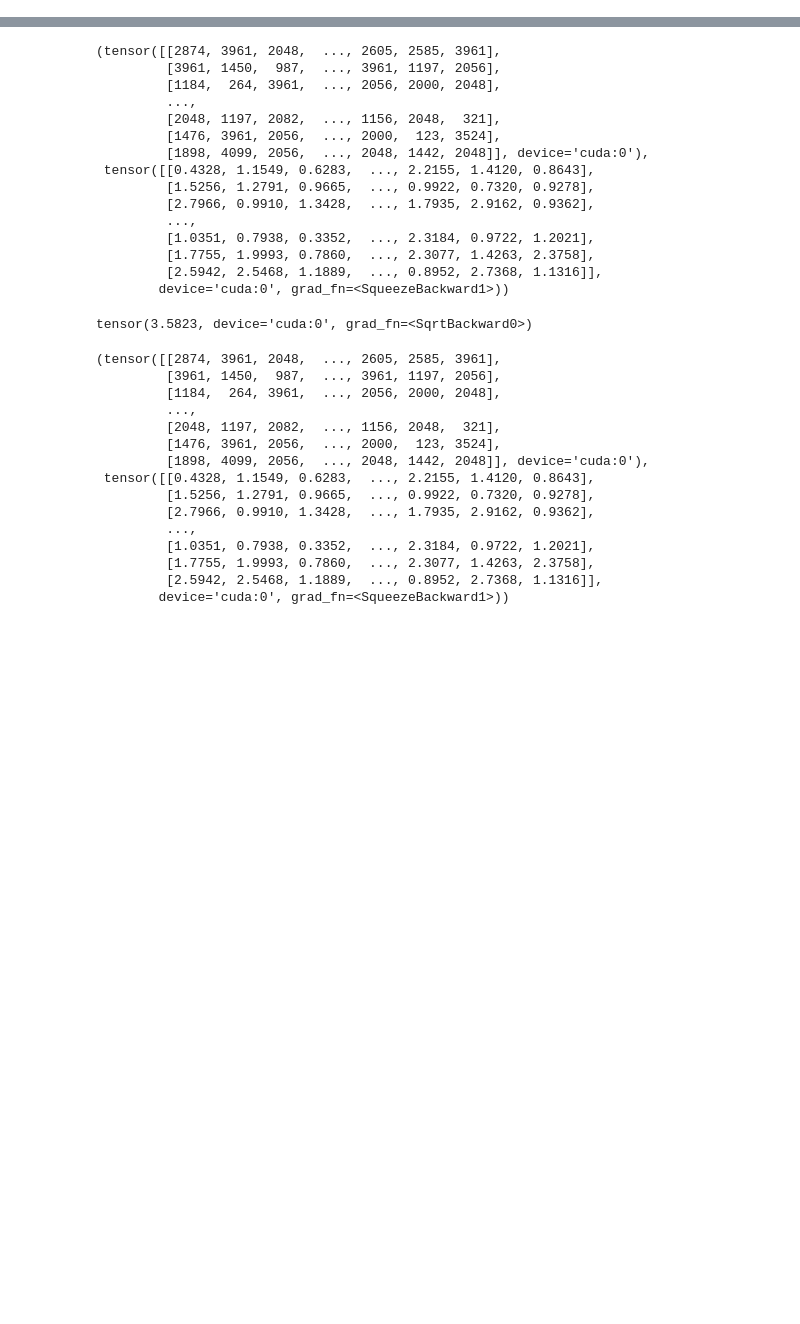
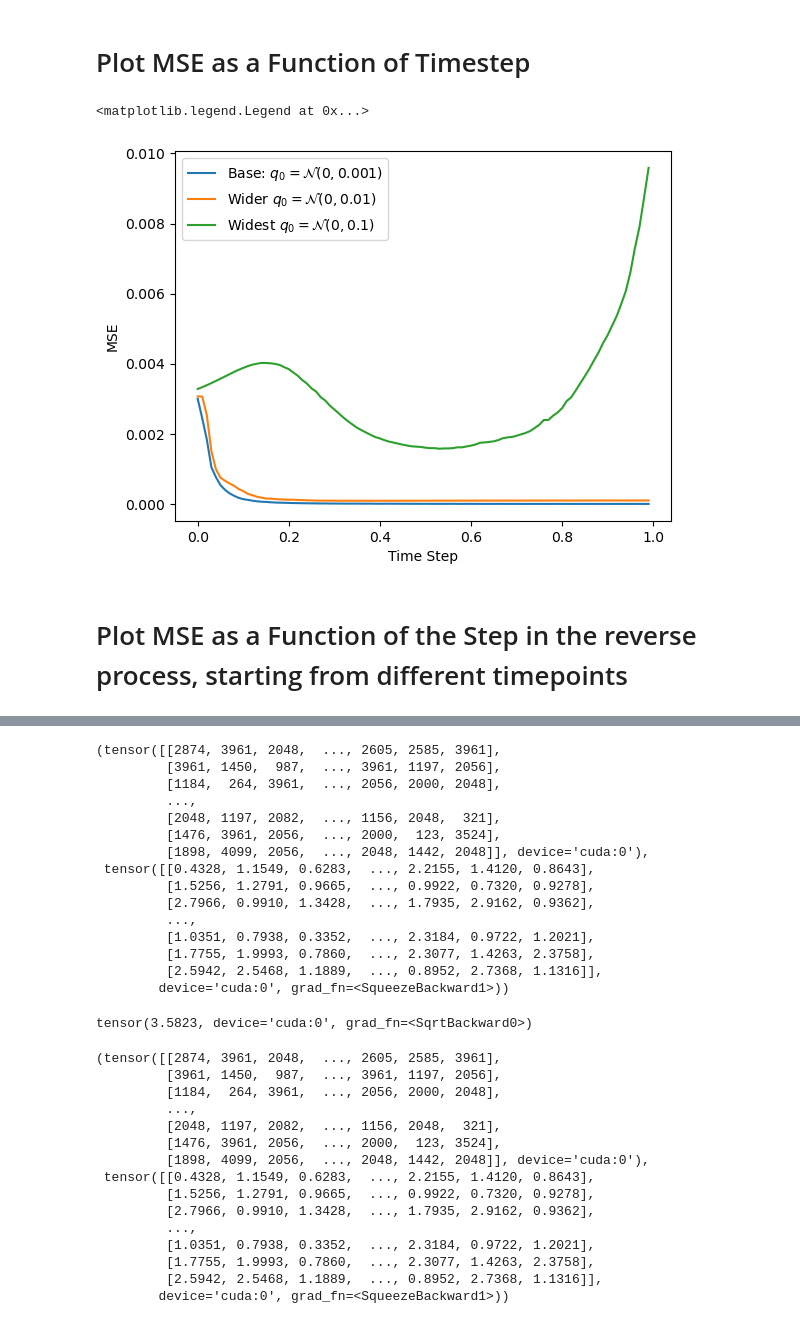
Before and after one commit to John-D-Boom/struct_diff, a Jupyter notebook: notebooks/testing_reverse_process.ipynb, the cells around one changed output, grey strips where cells are left out. Saved outputs shown, nothing was run; the diff lists cells and outputs as text; code cells hidden in the pictures; blank space fills up the shorter version.

```diff
--- a/notebooks/testing_reverse_process.ipynb
+++ b/notebooks/testing_reverse_process.ipynb
@@ -143,0 +131,42 @@ tensor([3657, 3814, 1858, 2048, 1450, 2048,  137, 3657, 3961, 2074, 1957,  824,
+# %% [markdown]
+# Plot MSE as a Function of Timestep
+# %%
+t_steps = torch.arange(0,100, device = device)
+noise = 0.001* torch.randn(batch.shape, device = device)
+base_mse_arr = []
+for t in t_steps:
+    x_t = t/100*batch + (1-t/100)*noise
+    pred = model(x_t, t/100)
+    mse = (((batch-noise) - pred) ** 2).mean()
+    base_mse_arr.append(mse.item())
+# %%
+t_steps = torch.arange(0,100, device = device)
+noise = 0.01* torch.randn(batch.shape, device = device)
+wide_mse_arr = []
+for t in t_steps:
+    x_t = t/100*batch + (1-t/100)*noise
+    pred = model_wide(x_t, t/100)
+    mse = (((batch-noise) - pred) ** 2).mean()
+    wide_mse_arr.append(mse.item())
+# %%
+t_steps = torch.arange(0,100, device = device)
+noise = 0.1* torch.randn(batch.shape, device = device)
+widest_mse_arr = []
+for t in t_steps:
+    x_t = t/100*batch + (1-t/100)*noise
+    pred = model_widest(x_t, t/100)
+    mse = (((batch-noise) - pred) ** 2).mean()
+    widest_mse_arr.append(mse.item())
+# %%
+plt.plot(t_steps.detach().cpu().numpy()/100, base_mse_arr, label = 'Base: $q_0 = \mathcal{N}(0,0.001)$')
+plt.plot(t_steps.detach().cpu().numpy()/100, wide_mse_arr, label = 'Wider $q_0 = \mathcal{N}(0,0.01)$')
+plt.plot(t_steps.detach().cpu().numpy()/100, widest_mse_arr, label = 'Widest $q_0 = \mathcal{N}(0,0.1)$')
+plt.xlabel('Time Step')
+plt.ylabel('MSE')
+plt.legend()
+# plt.xticks(np.arange(0,1.1,0.1))
+# %% [output]
+<matplotlib.legend.Legend at 0x...>
+[figure, added]
+# %% [markdown]
+# Plot MSE as a Function of the Step in the reverse process, starting from different timepoints
```
Also changed, not shown: parts of 17 cells of this notebook, 7 other files.
